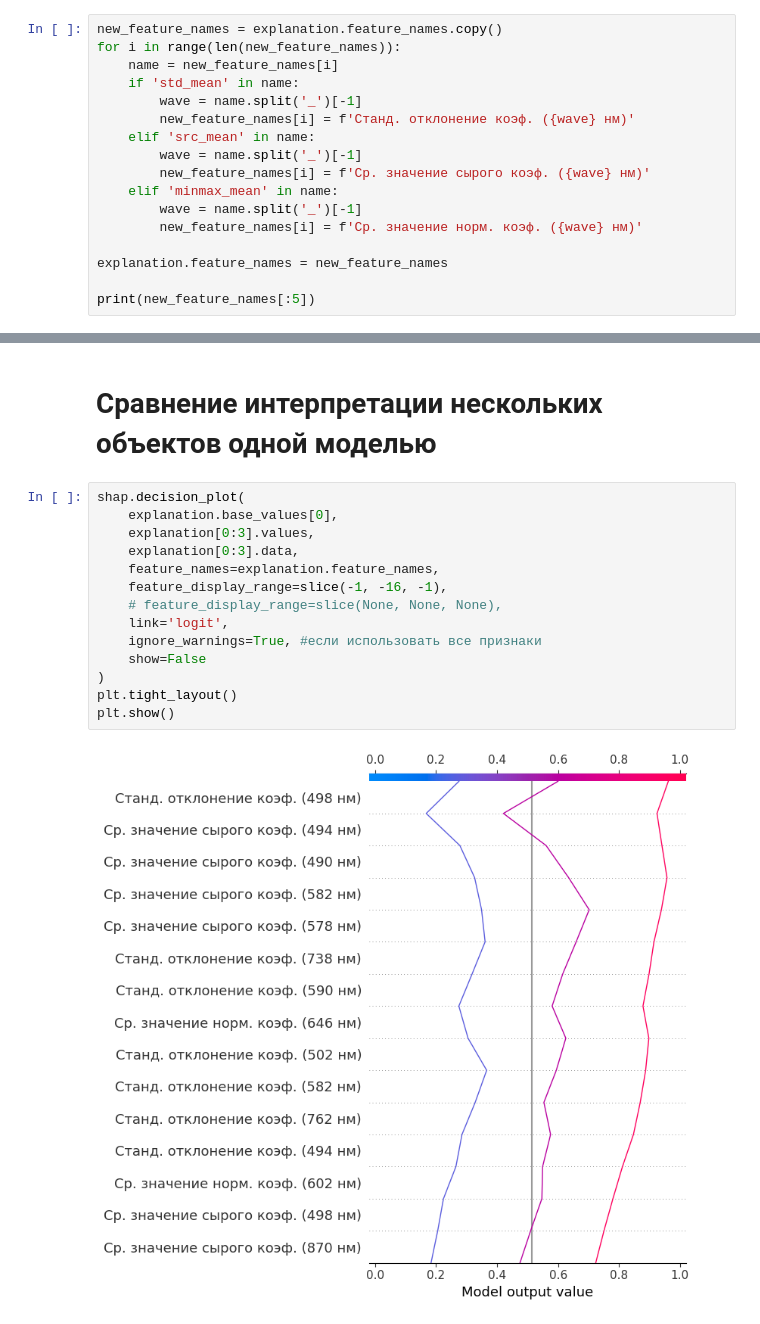
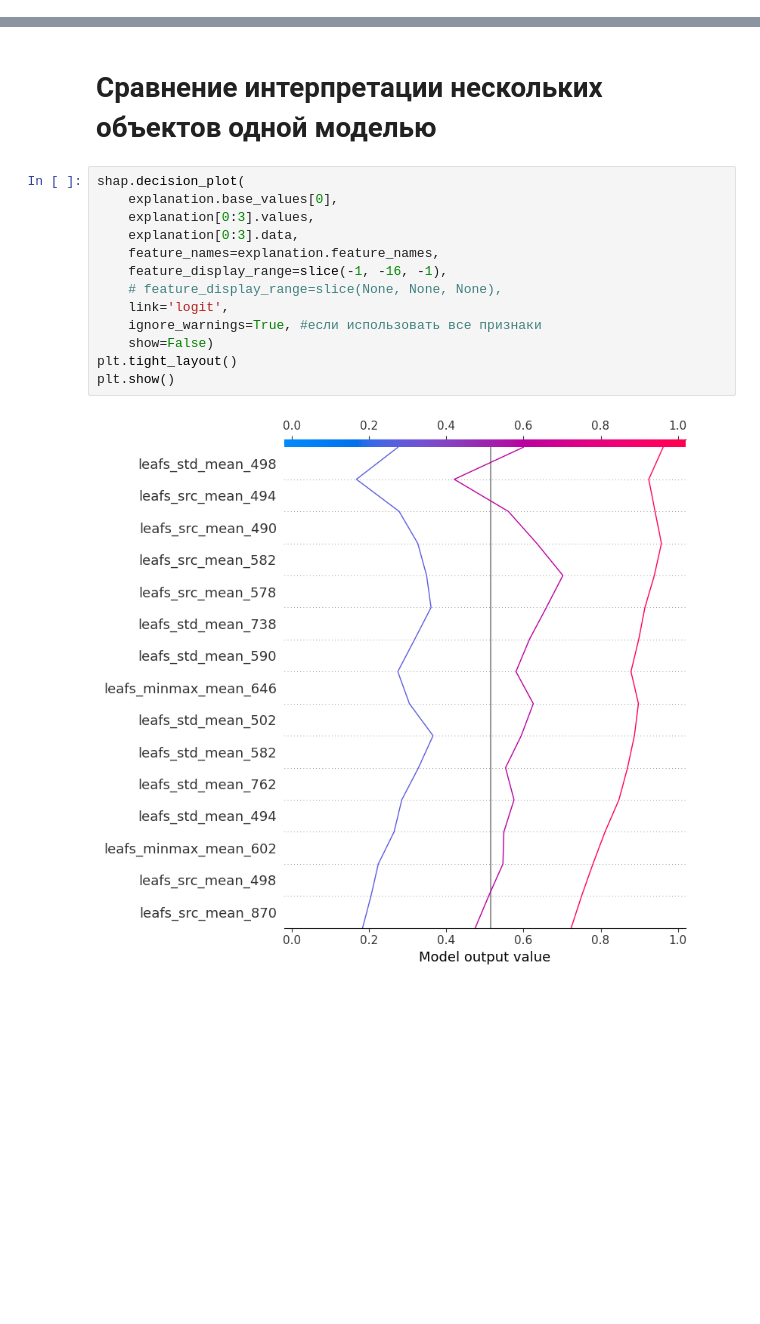
Before and after one commit to Kira-ann/classification-of-hyperspectrum, a Jupyter notebook: Data/explainers/catboost/TreeSHAP.ipynb, the cells around one changed output, grey strips where cells are left out. Saved outputs shown, nothing was run; the diff lists cells and outputs as text; blank space fills up the shorter version.

```diff
--- a/Data/explainers/catboost/TreeSHAP.ipynb
+++ b/Data/explainers/catboost/TreeSHAP.ipynb
@@ -12,20 +12,3 @@ with open('shap_explanation.pkl', 'rb') as f:
         explanation = pickle.load(f)
 
 data = DataProcessor("../../hyper_wheat_ds_ch_norm_prep_mode=dai.csv").split_data()
-# %%
-new_feature_names = explanation.feature_names.copy()
-for i in range(len(new_feature_names)):
-    name = new_feature_names[i]
-    if 'std_mean' in name:
-        wave = name.split('_')[-1]
-        new_feature_names[i] = f'Станд. отклонение коэф. ({wave} нм)'
-    elif 'src_mean' in name:
-        wave = name.split('_')[-1]
-        new_feature_names[i] = f'Ср. значение сырого коэф. ({wave} нм)'
-    elif 'minmax_mean' in name:
-        wave = name.split('_')[-1]
-        new_feature_names[i] = f'Ср. значение норм. коэф. ({wave} нм)'
-
-explanation.feature_names = new_feature_names
-
-print(new_feature_names[:5])
@@ -139,16 +120,15 @@ shap.plots.scatter(explanation[:, explanation.abs.max(0).argsort[-1]])
 # %%
 shap.decision_plot(
     explanation.base_values[0],
     explanation[0:3].values,
     explanation[0:3].data,
     feature_names=explanation.feature_names,
     feature_display_range=slice(-1, -16, -1),
     # feature_display_range=slice(None, None, None),
     link='logit',
     ignore_warnings=True, #если использовать все признаки
-    show=False
-)
+    show=False)
 plt.tight_layout()
 plt.show()
 # %% [output]
-[figure, old version]
+[figure, new version]
```
Also changed, not shown: parts of 10 cells of this notebook, 4 other files.
